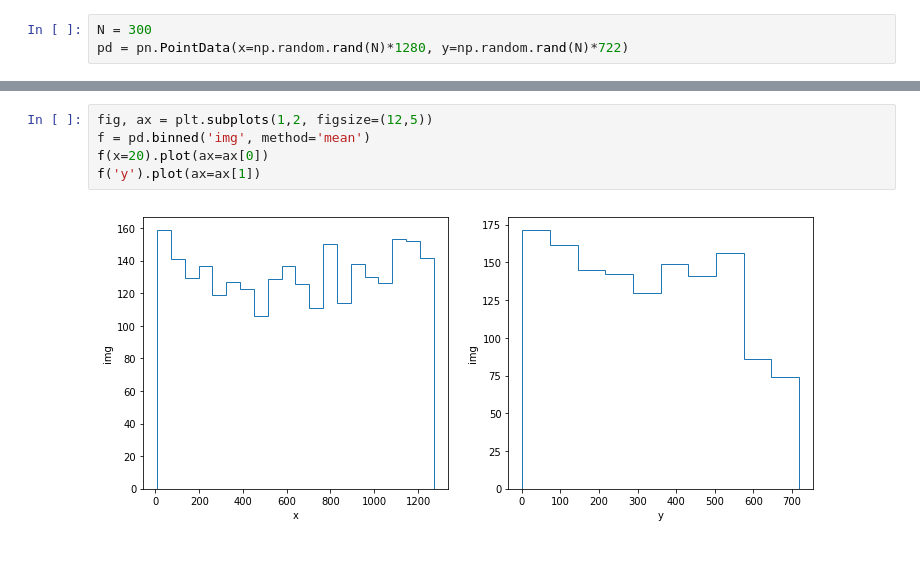
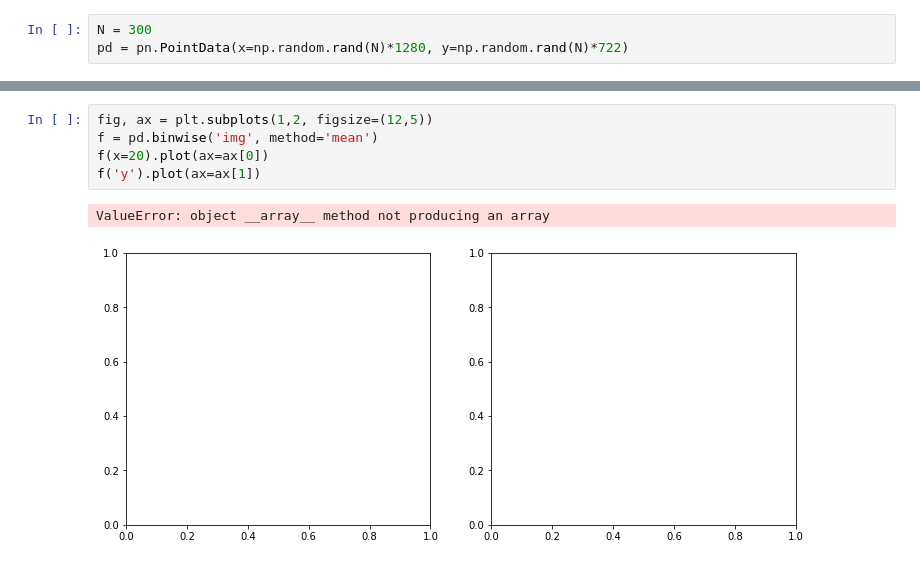
Before and after one commit to philippeller/dama, a Jupyter notebook: notebooks/histo_functions.ipynb, the cells around one changed output, grey strips where cells are left out. Saved outputs shown, nothing was run; the diff lists cells and outputs as text.

```diff
--- a/notebooks/histo_functions.ipynb
+++ b/notebooks/histo_functions.ipynb
@@ -507,7 +730,8 @@ pd['img'] = g.lookup('img')
 # %%
 fig, ax = plt.subplots(1,2, figsize=(12,5))
-f = pd.binned('img', method='mean')
+f = pd.binwise('img', method='mean')
 f(x=20).plot(ax=ax[0])
 f('y').plot(ax=ax[1])
 # %% [output]
+ValueError: object __array__ method not producing an array
-[figure, old version]
+[figure, new version]
```
Also changed, not shown: parts of 51 cells of this notebook, 4 other files.
